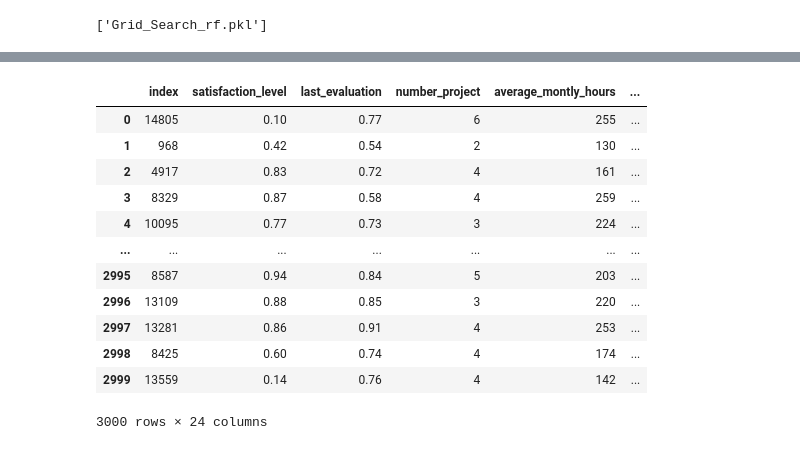
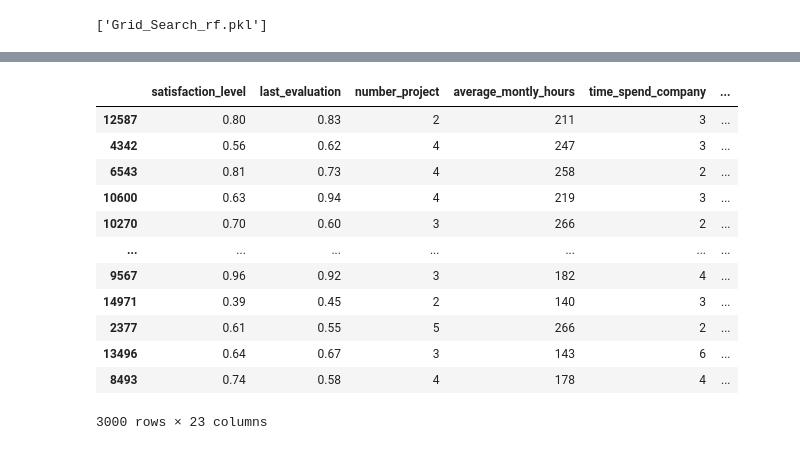
Before and after one commit to JECaballeroR/EmployeeTurnover, a Jupyter notebook: EmployeeTurnover.ipynb, the cells around one changed output, grey strips where cells are left out. Cells and saved outputs as stored; diff of their text form; code cells hidden in the pictures.

```diff
--- a/EmployeeTurnover.ipynb
+++ b/EmployeeTurnover.ipynb
@@ -101,11 +102,10 @@ Después de estas validaciones iniciales, se modifican los nombres de las variab
 #Se carga y presentan los datos
 try:
   # Si se usa en Colab importando el repositorio
-  file_path="/content/EmployeeTurnover/data/HR_comma_sep.csv"
+  df=pd.read_csv("/content/EmployeeTurnover/data/HR_comma_sep.csv")
 except:
   # Si se corre local
-  file_path="/data/HR_comma_sep.csv"
-df=pd.read_csv(file_path)
+  df=pd.read_csv("/data/HR_comma_sep.csv")
 df
 # %% [output]
 |  | satisfaction_level | last_evaluation | number_project | average_montly_hours | time_spend_company | ... |
@@ -921,7 +921,14 @@ joblib.dump(model_to_save, 'Grid_Search_rf.pkl')
 ['Grid_Search_rf.pkl']
 # %%
 # Se carga el modelo
-clonk_model=joblib.load("Grid_Search_rf.pkl")
+try:
+  final_model=joblib.load('/content/EmployeeTurnover/models/Grid_Search_rf.pkl')
+
+except:
+  try:
+    final_model=joblib.load("/models/Grid_Search_rf.pkl")
+  except:
+    final_model=joblib.load("Grid_Search_rf.pkl")
 # %%
 """
 Usando el atributo creado, feature_df_, se genera un gráfico de Feature
@@ -960,31 +944,39 @@ print("h")
 # %%
 """
 Usando los datos a los que no ha sido expuesto el modelo, y_test y X_test
 para simular la exposición a datos a datos nunca vistos.
 
 Se crea un dataframe a partir de estos y realizaremos la predicción
 del modelo sobre estos datos y evaluaremos la calidad del modelo.
 
 """
+try:
+  test_data_filename="Test_data.csv"
+  data_for_test=pd.read_csv(test_data_filename, index_col="Unnamed: 0")
+
+except:
+  test_data_filename='/content/EmployeeTurnover/data/Test_data.csv'
+  data_for_test=pd.read_csv(test_data_filename, index_col="Unnamed: 0")
+
+X_test, y_test=get_X_y(data_for_test,"employee_left")
 model_test=X_test.copy()
 model_test["employee_left (Real)"]=y_test
 model_test["employee_left (Predicted_probability)"]=\
-            clonk_model.predict_proba(model_test.iloc[:,:-1])[:,1]
+            final_model.predict_proba(model_test.iloc[:,:-1])[:,1]
 model_test["employee_left (Predicted)"]=\
-            clonk_model.predict(model_test.iloc[:,:-2])
-model_test.reset_index(inplace=True)
+            final_model.predict(model_test.iloc[:,:-2])
 model_test
 # %% [output]
-|  | index | satisfaction_level | last_evaluation | number_project | average_montly_hours | ... |
-| 0 | 14805 | 0.10 | 0.77 | 6 | 255 | ... |
-| 1 | 968 | 0.42 | 0.54 | 2 | 130 | ... |
-| 2 | 4917 | 0.83 | 0.72 | 4 | 161 | ... |
-| 3 | 8329 | 0.87 | 0.58 | 4 | 259 | ... |
-| 4 | 10095 | 0.77 | 0.73 | 3 | 224 | ... |
+|  | satisfaction_level | last_evaluation | number_project | average_montly_hours | time_spend_company | ... |
+| 12587 | 0.80 | 0.83 | 2 | 211 | 3 | ... |
+| 4342 | 0.56 | 0.62 | 4 | 247 | 3 | ... |
+| 6543 | 0.81 | 0.73 | 4 | 258 | 2 | ... |
+| 10600 | 0.63 | 0.94 | 4 | 219 | 3 | ... |
+| 10270 | 0.70 | 0.60 | 3 | 266 | 2 | ... |
 | ... | ... | ... | ... | ... | ... | ... |
-| 2995 | 8587 | 0.94 | 0.84 | 5 | 203 | ... |
-| 2996 | 13109 | 0.88 | 0.85 | 3 | 220 | ... |
-| 2997 | 13281 | 0.86 | 0.91 | 4 | 253 | ... |
-| 2998 | 8425 | 0.60 | 0.74 | 4 | 174 | ... |
-| 2999 | 13559 | 0.14 | 0.76 | 4 | 142 | ... |
+| 9567 | 0.96 | 0.92 | 3 | 182 | 4 | ... |
+| 14971 | 0.39 | 0.45 | 2 | 140 | 3 | ... |
+| 2377 | 0.61 | 0.55 | 5 | 266 | 2 | ... |
+| 13496 | 0.64 | 0.67 | 3 | 143 | 6 | ... |
+| 8493 | 0.74 | 0.58 | 4 | 178 | 4 | ... |
-3000 rows × 24 columns
+3000 rows × 23 columns
```
Also changed, not shown: parts of 26 cells of this notebook.
